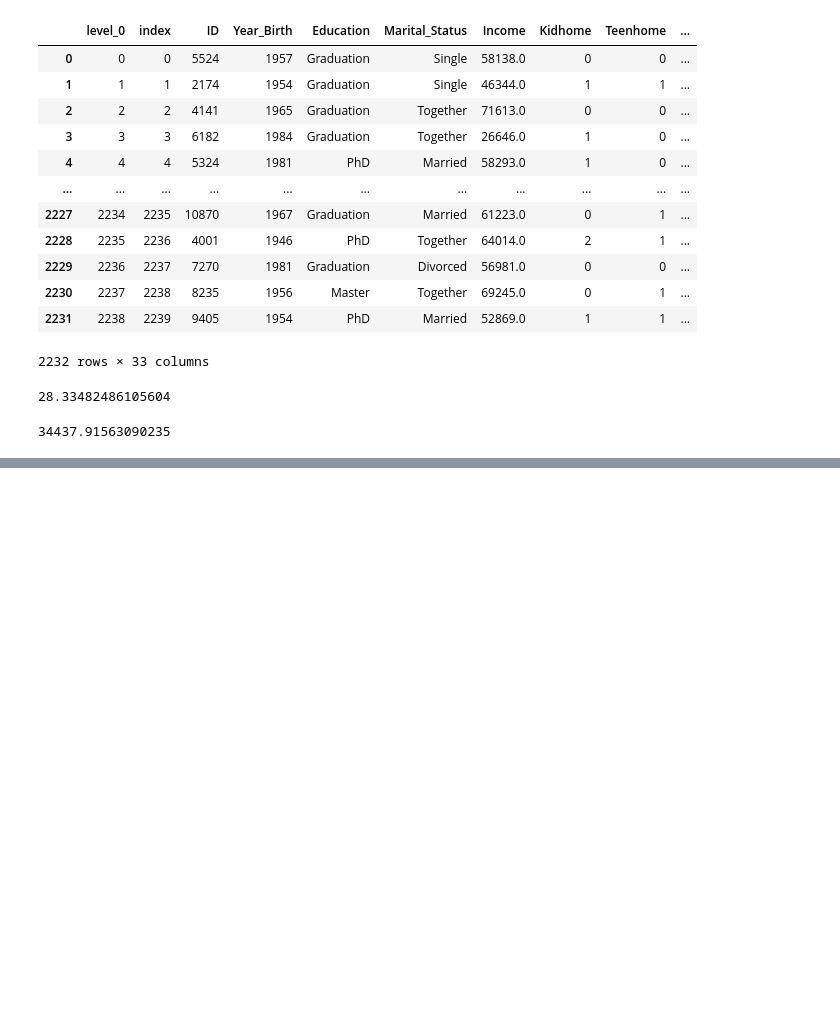
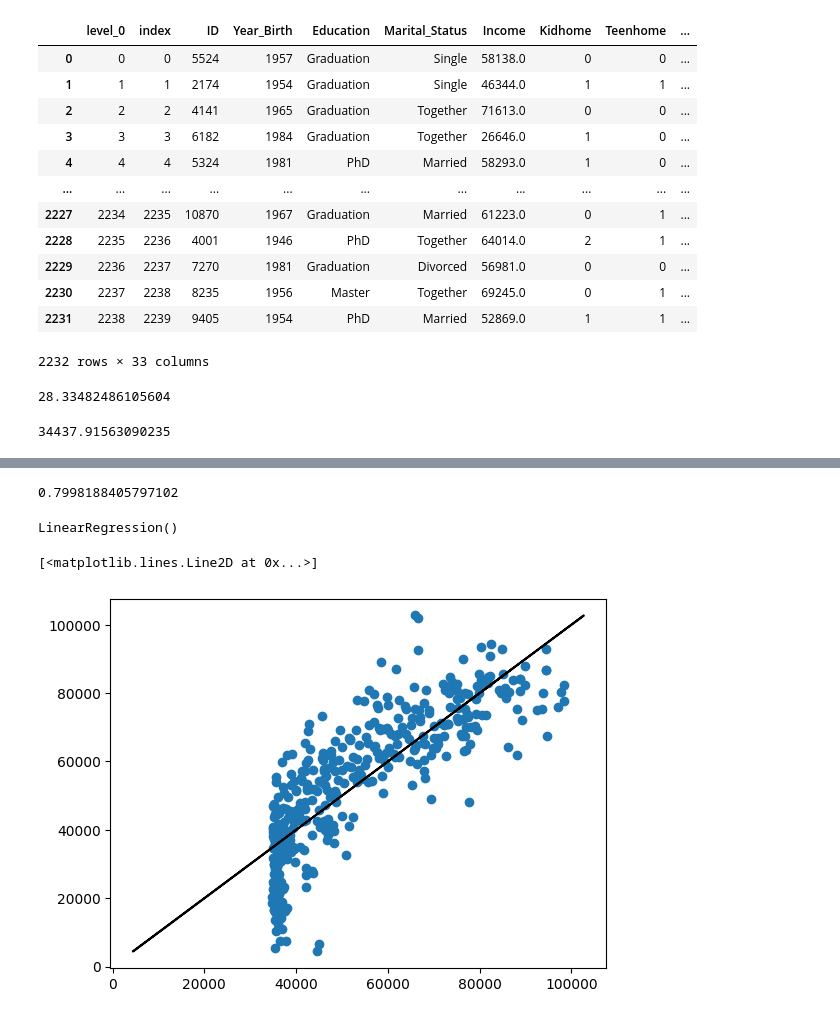
Before and after one commit to FabioRochaPoeta/ifood_case, a Jupyter notebook: ifood.ipynb, the cells around one changed output, grey strips where cells are left out. Saved outputs shown, nothing was run; the diff lists cells and outputs as text; code cells hidden in the pictures; blank space fills up the shorter version.

```diff
--- a/ifood.ipynb
+++ b/ifood.ipynb
@@ -362,0 +379,14 @@ AttributeError: module 'sklearn.metrics' has no attribute 'stdev'
+# %%
+x_train, x_test, y_train, y_test = train_test_split(x, y, test_size=0.20, random_state=42)
+# %%
+len(x_train)/len(x)
+# %% [output]
+0.7998188405797102
+# %%
+lr_2 = LinearRegression()
+# %%
+lr_2.fit(x_train, y_train)
+# %% [output]
+LinearRegression()
+# %%
+y_test_pred = lr_2.predict(x_test) # y_hat, yHat
@@ -362,0 +395,6 @@ AttributeError: module 'sklearn.metrics' has no attribute 'stdev'
+# %%
+plt.scatter(x=y_test_pred, y=y_test)
+plt.plot(y_test, y_test, color='black')
+# %% [output]
+[<matplotlib.lines.Line2D at 0x...>]
+[figure, added]
```
Also changed, not shown: parts of 9 cells of this notebook.
